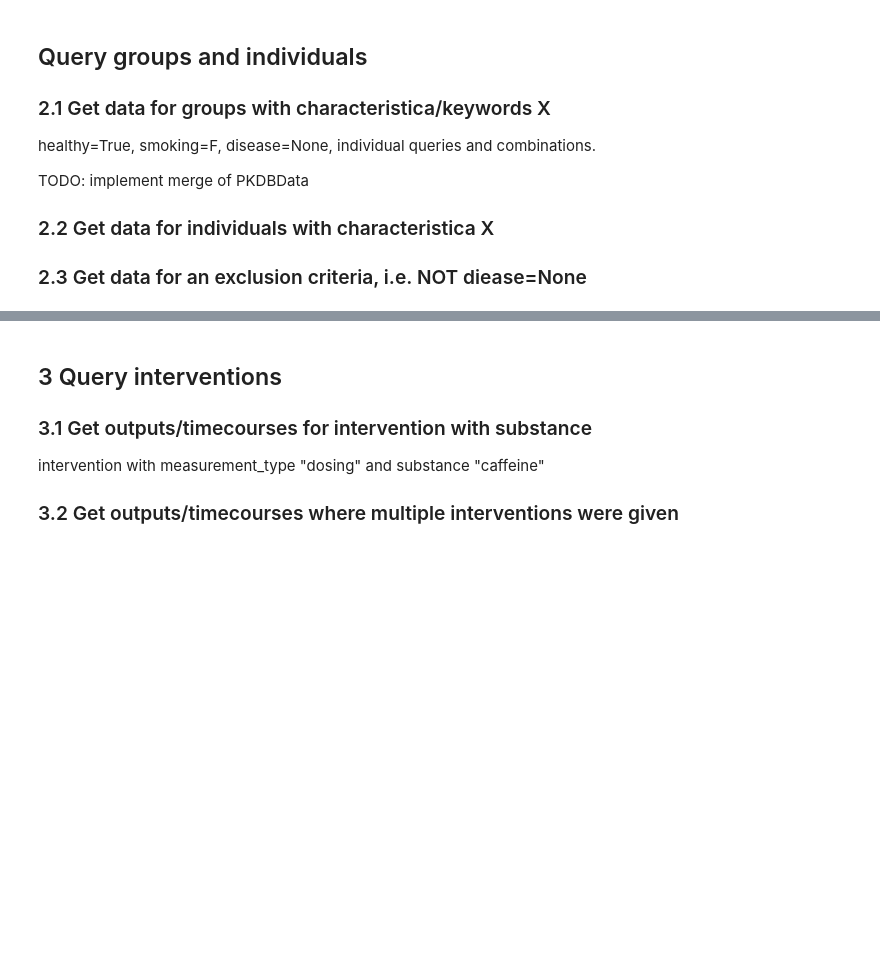
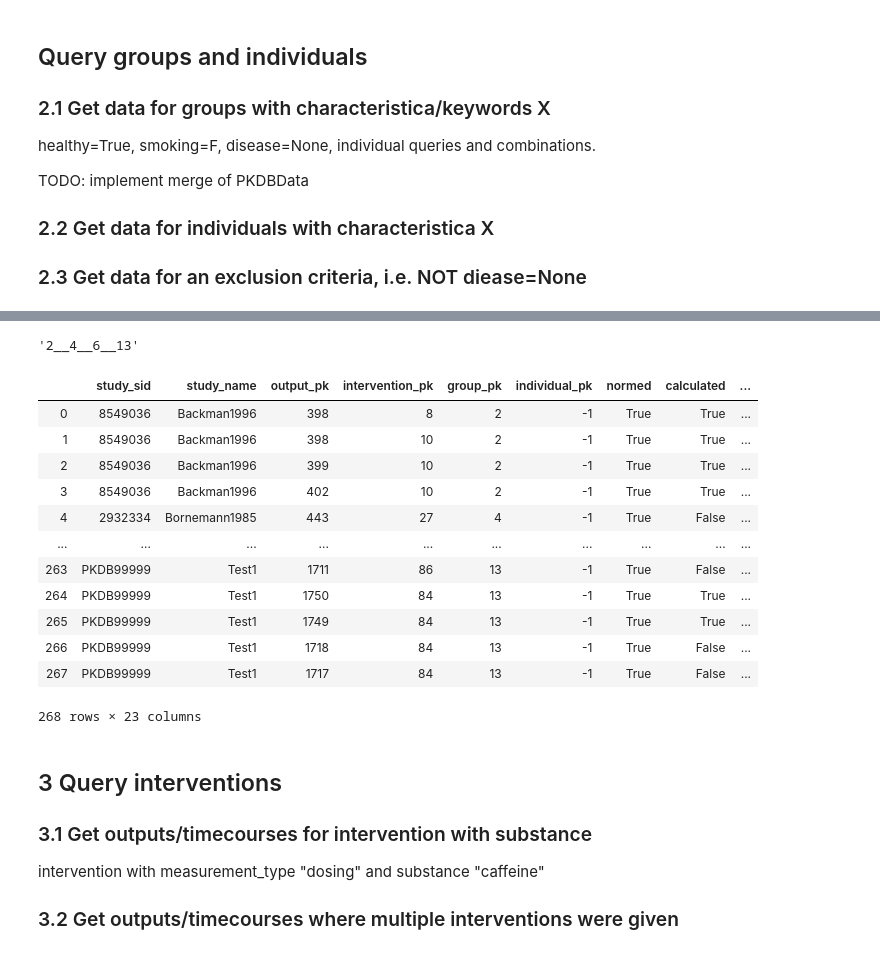
Before and after one commit to matthiaskoenig/pkdb_analysis, a Jupyter notebook: notebooks/data_examples.ipynb, the cells around one changed output, grey strips where cells are left out. Drawn from its saved outputs; the diff is of its cells as text; code cells hidden in the pictures; blank space fills up the shorter version.

```diff
--- a/notebooks/data_examples.ipynb
+++ b/notebooks/data_examples.ipynb
@@ -125,3 +149,8 @@ TODO: implement merge of PKDBData
 
 ### 2.2 Get data for individuals with characteristica X
 ### 2.3 Get data for an exclusion criteria, i.e. NOT diease=None
+# %%
+pkfilter = PKFilter()
+pkfilter.groups["measurement_type"] = "healthy"
+pkfilter.groups["choice"] = "Y"
+data = PKData.from_db(pkfilter=pkfilter)
@@ -127,0 +170,4 @@ TODO: implement merge of PKDBData
+# %%
+group_pks_url = "__".join([str(group_pk) for group_pk in data.groups.group_pk.unique()])
+pkfilter.outputs["group_pk__in"] = group_pks_url
+data = PKData.from_db(pkfilter=pkfilter)
@@ -128,3 +187,23 @@ TODO: implement merge of PKDBData
+# %%
+group_pks_url
+# %% [output]
+'2__4__6__13'
+# %%
+data.outputs
+# %% [output]
+|  | study_sid | study_name | output_pk | intervention_pk | group_pk | individual_pk | normed | calculated | ... |
+| 0 | 8549036 | Backman1996 | 398 | 8 | 2 | -1 | True | True | ... |
+| 1 | 8549036 | Backman1996 | 398 | 10 | 2 | -1 | True | True | ... |
+| 2 | 8549036 | Backman1996 | 399 | 10 | 2 | -1 | True | True | ... |
+| 3 | 8549036 | Backman1996 | 402 | 10 | 2 | -1 | True | True | ... |
+| 4 | 2932334 | Bornemann1985 | 443 | 27 | 4 | -1 | True | False | ... |
+| ... | ... | ... | ... | ... | ... | ... | ... | ... | ... |
+| 263 | PKDB99999 | Test1 | 1711 | 86 | 13 | -1 | True | False | ... |
+| 264 | PKDB99999 | Test1 | 1750 | 84 | 13 | -1 | True | True | ... |
+| 265 | PKDB99999 | Test1 | 1749 | 84 | 13 | -1 | True | True | ... |
+| 266 | PKDB99999 | Test1 | 1718 | 84 | 13 | -1 | True | False | ... |
+| 267 | PKDB99999 | Test1 | 1717 | 84 | 13 | -1 | True | False | ... |
+268 rows × 23 columns
 # %% [markdown]
 ## 3 Query interventions
 ### 3.1 Get outputs/timecourses for intervention with substance
```
Also changed, not shown: parts of 7 cells of this notebook, 2 other files.
